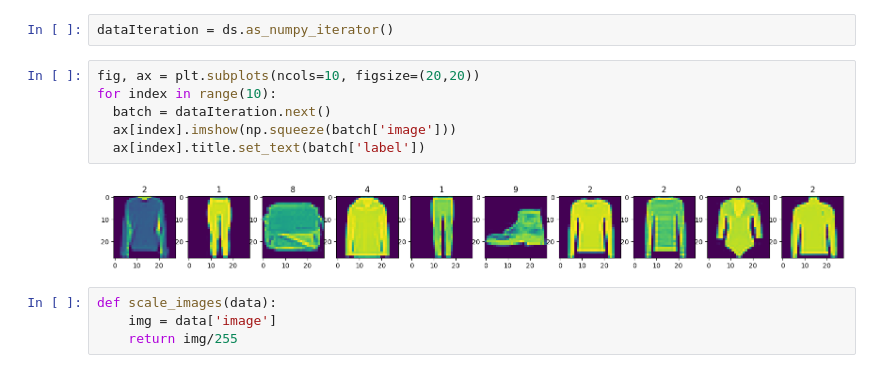
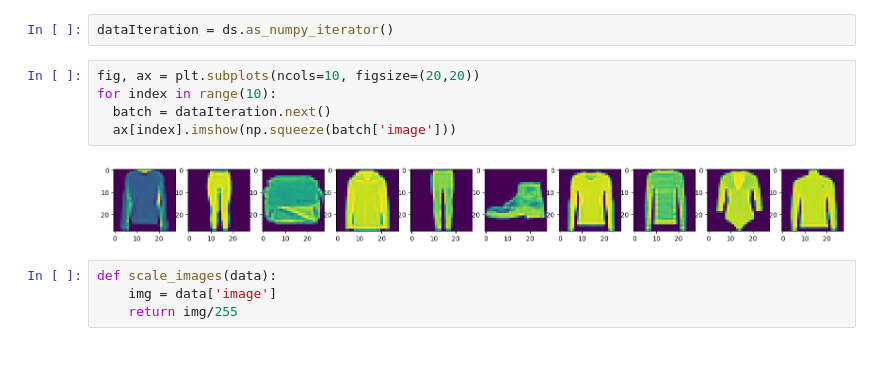
Before and after one commit to forbiddenvelocity/Image-Generator-AI, a Jupyter notebook: GAN_Image_Generator.ipynb, the cells around one changed output. Saved outputs shown, nothing was run; the diff lists cells and outputs as text.

```diff
--- a/GAN_Image_Generator.ipynb
+++ b/GAN_Image_Generator.ipynb
@@ -29,11 +29,10 @@ dataIteration = ds.as_numpy_iterator()
 # %%
 fig, ax = plt.subplots(ncols=10, figsize=(20,20))
 for index in range(10):
   batch = dataIteration.next()
   ax[index].imshow(np.squeeze(batch['image']))
-  ax[index].title.set_text(batch['label'])
 # %% [output]
-[figure, old version]
+[figure, new version]
 # %%
 def scale_images(data):
     img = data['image']
```
Also changed, not shown: parts of 4 cells of this notebook.
